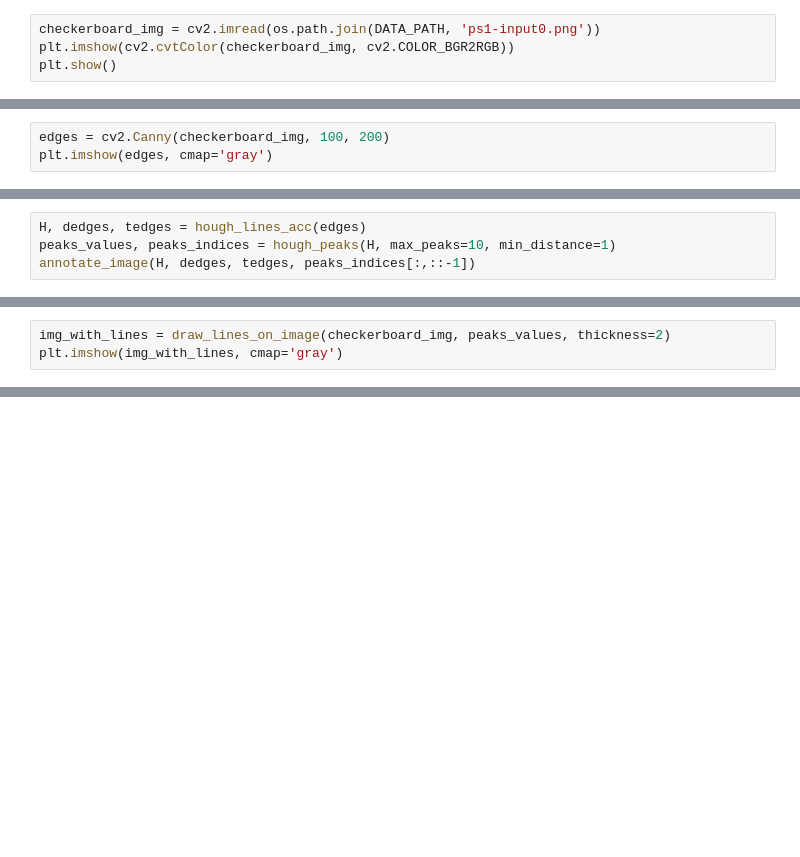
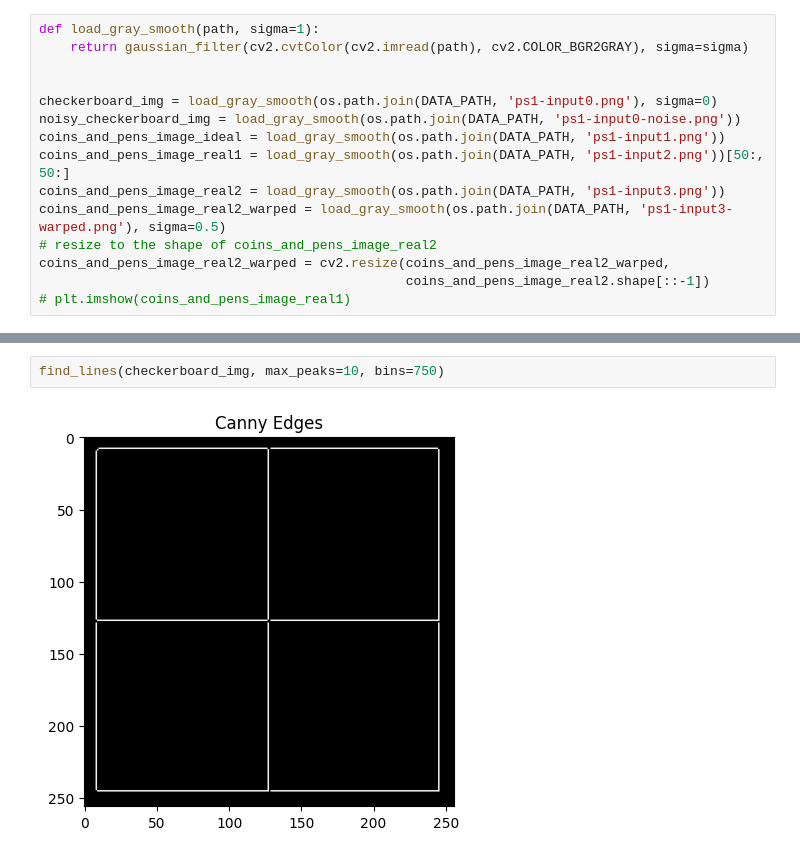
Before and after one commit to GuyLevavi/CV_training, a Jupyter notebook: computer_vision/exercises_solutions/ps1.ipynb, the cells around one changed output, grey strips where cells are left out. Saved outputs shown, nothing was run; the diff lists cells and outputs as text; blank space fills up the shorter version.

```diff
--- a/computer_vision/exercises_solutions/ps1.ipynb
+++ b/computer_vision/exercises_solutions/ps1.ipynb
@@ -9,6 +10,17 @@ from scipy.signal import find_peaks
 
 DATA_PATH = r'C:\Users\user\Desktop\CV Training Guy\CV_training\computer_vision\course_resources\ps_1'
 # %%
-checkerboard_img = cv2.imread(os.path.join(DATA_PATH, 'ps1-input0.png'))
-plt.imshow(cv2.cvtColor(checkerboard_img, cv2.COLOR_BGR2RGB))
-plt.show()
+def load_gray_smooth(path, sigma=1):
+    return gaussian_filter(cv2.cvtColor(cv2.imread(path), cv2.COLOR_BGR2GRAY), sigma=sigma)
+
+
+checkerboard_img = load_gray_smooth(os.path.join(DATA_PATH, 'ps1-input0.png'), sigma=0)
+noisy_checkerboard_img = load_gray_smooth(os.path.join(DATA_PATH, 'ps1-input0-noise.png'))
+coins_and_pens_image_ideal = load_gray_smooth(os.path.join(DATA_PATH, 'ps1-input1.png'))
+coins_and_pens_image_real1 = load_gray_smooth(os.path.join(DATA_PATH, 'ps1-input2.png'))[50:, 50:]
+coins_and_pens_image_real2 = load_gray_smooth(os.path.join(DATA_PATH, 'ps1-input3.png'))
+coins_and_pens_image_real2_warped = load_gray_smooth(os.path.join(DATA_PATH, 'ps1-input3-warped.png'), sigma=0.5)
+# resize to the shape of coins_and_pens_image_real2
+coins_and_pens_image_real2_warped = cv2.resize(coins_and_pens_image_real2_warped,
+                                               coins_and_pens_image_real2.shape[::-1])
+# plt.imshow(coins_and_pens_image_real1)
@@ -17,3 +26,0 @@ plt.show()
-# %%
-edges = cv2.Canny(checkerboard_img, 100, 200)
-plt.imshow(edges, cmap='gray')
@@ -85,4 +43,0 @@ def annotate_image(image, xedges, yedges, points, marker='o', color='red', size=
-# %%
-H, dedges, tedges = hough_lines_acc(edges)
-peaks_values, peaks_indices = hough_peaks(H, max_peaks=10, min_distance=1)
-annotate_image(H, dedges, tedges, peaks_indices[:,::-1])
@@ -91,3 +43,0 @@ annotate_image(H, dedges, tedges, peaks_indices[:,::-1])
-# %%
-img_with_lines = draw_lines_on_image(checkerboard_img, peaks_values, thickness=2)
-plt.imshow(img_with_lines, cmap='gray')
@@ -96,0 +217,4 @@ plt.imshow(img_with_lines, cmap='gray')
+# %%
+find_lines(checkerboard_img, max_peaks=10, bins=750)
+# %% [output]
+[figure, added]
```
Also changed, not shown: parts of 19 cells of this notebook, 9 other files.
